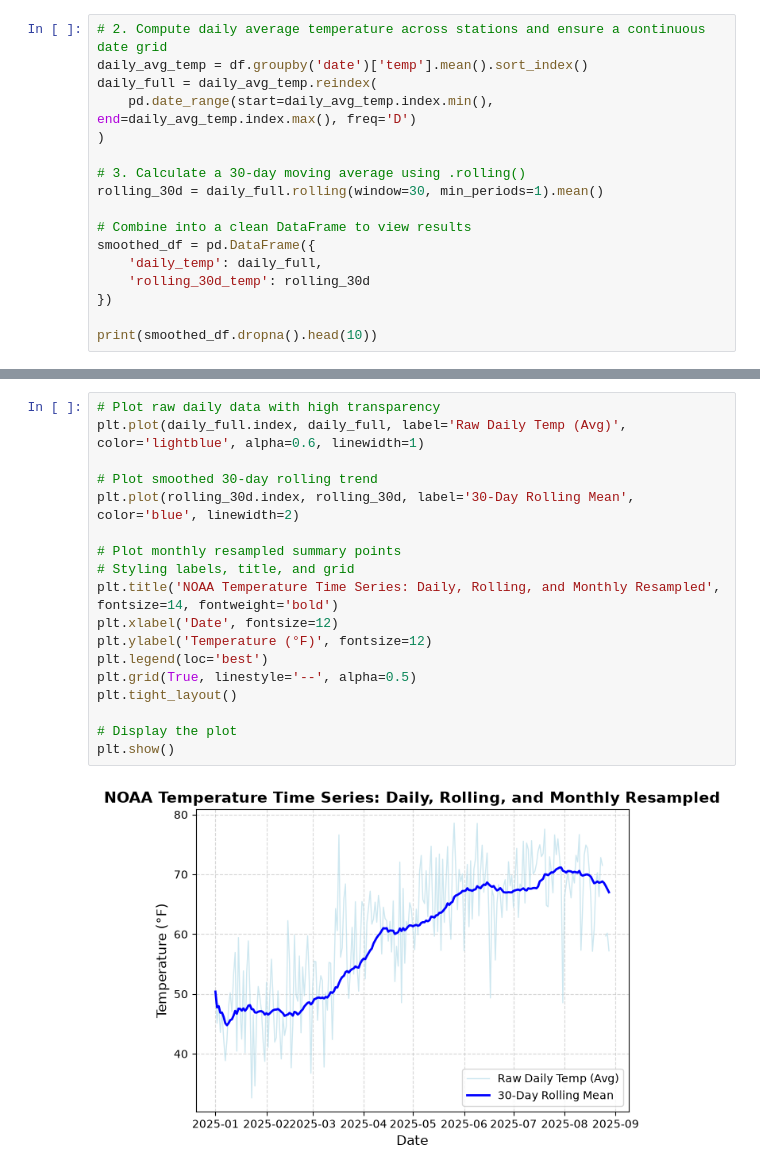
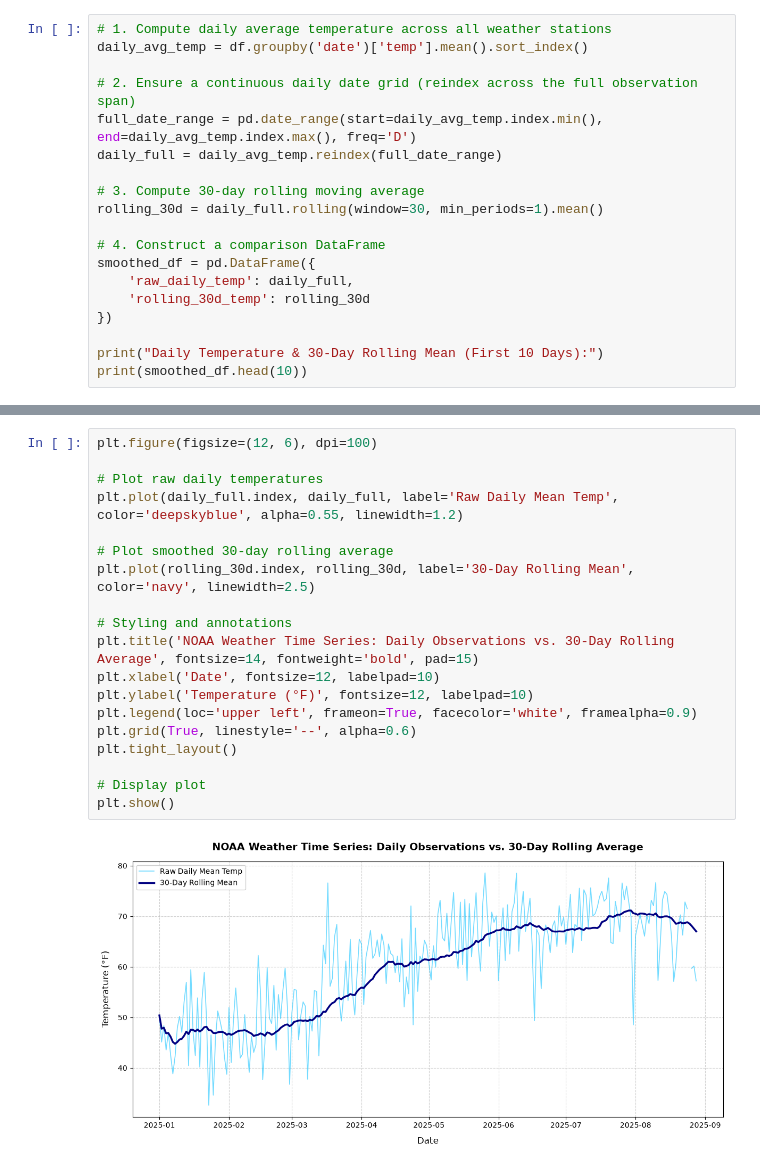
Before and after one commit to hakeemii/Time-Series-Project-Cohort-1, a Jupyter notebook: NOAA_ANALYSIS.ipynb, the cells around one changed output, grey strips where cells are left out. Saved outputs shown, nothing was run; the diff lists cells and outputs as text.

Commit message:
Add markdown documentation and execute all time series solutions

```diff
--- a/NOAA_ANALYSIS.ipynb
+++ b/NOAA_ANALYSIS.ipynb
@@ -89,18 +121,20 @@ date
 # %%
-# 2. Compute daily average temperature across stations and ensure a continuous date grid
+# 1. Compute daily average temperature across all weather stations
 daily_avg_temp = df.groupby('date')['temp'].mean().sort_index()
-daily_full = daily_avg_temp.reindex(
-    pd.date_range(start=daily_avg_temp.index.min(), end=daily_avg_temp.index.max(), freq='D')
-)
 
-# 3. Calculate a 30-day moving average using .rolling()
+# 2. Ensure a continuous daily date grid (reindex across the full observation span)
+full_date_range = pd.date_range(start=daily_avg_temp.index.min(), end=daily_avg_temp.index.max(), freq='D')
+daily_full = daily_avg_temp.reindex(full_date_range)
+
+# 3. Compute 30-day rolling moving average
 rolling_30d = daily_full.rolling(window=30, min_periods=1).mean()
 
-# Combine into a clean DataFrame to view results
+# 4. Construct a comparison DataFrame
 smoothed_df = pd.DataFrame({
-    'daily_temp': daily_full,
+    'raw_daily_temp': daily_full,
     'rolling_30d_temp': rolling_30d
 })
 
-print(smoothed_df.dropna().head(10))
+print("Daily Temperature & 30-Day Rolling Mean (First 10 Days):")
+print(smoothed_df.head(10))
 # %% [output]
@@ -168,20 +218,21 @@ Day of Week Temperature Summary:
 # %%
-# Plot raw daily data with high transparency
-plt.plot(daily_full.index, daily_full, label='Raw Daily Temp (Avg)', color='lightblue', alpha=0.6, linewidth=1)
+plt.figure(figsize=(12, 6), dpi=100)
 
-# Plot smoothed 30-day rolling trend
-plt.plot(rolling_30d.index, rolling_30d, label='30-Day Rolling Mean', color='blue', linewidth=2)
+# Plot raw daily temperatures
+plt.plot(daily_full.index, daily_full, label='Raw Daily Mean Temp', color='deepskyblue', alpha=0.55, linewidth=1.2)
 
-# Plot monthly resampled summary points
-# Styling labels, title, and grid
-plt.title('NOAA Temperature Time Series: Daily, Rolling, and Monthly Resampled', fontsize=14, fontweight='bold')
-plt.xlabel('Date', fontsize=12)
-plt.ylabel('Temperature (°F)', fontsize=12)
-plt.legend(loc='best')
-plt.grid(True, linestyle='--', alpha=0.5)
+# Plot smoothed 30-day rolling average
+plt.plot(rolling_30d.index, rolling_30d, label='30-Day Rolling Mean', color='navy', linewidth=2.5)
+
+# Styling and annotations
+plt.title('NOAA Weather Time Series: Daily Observations vs. 30-Day Rolling Average', fontsize=14, fontweight='bold', pad=15)
+plt.xlabel('Date', fontsize=12, labelpad=10)
+plt.ylabel('Temperature (°F)', fontsize=12, labelpad=10)
+plt.legend(loc='upper left', frameon=True, facecolor='white', framealpha=0.9)
+plt.grid(True, linestyle='--', alpha=0.6)
 plt.tight_layout()
 
-# Display the plot
+# Display plot
 plt.show()
 # %% [output]
-[figure, old version]
+[figure, new version]
```
Also changed, not shown: parts of 17 cells of this notebook.
